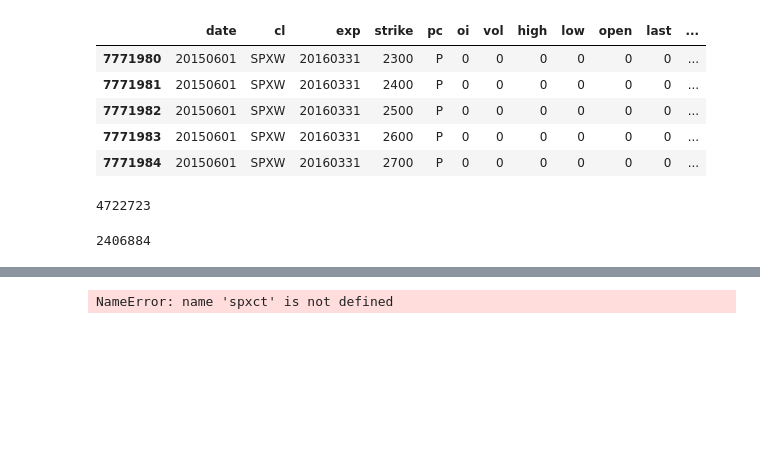
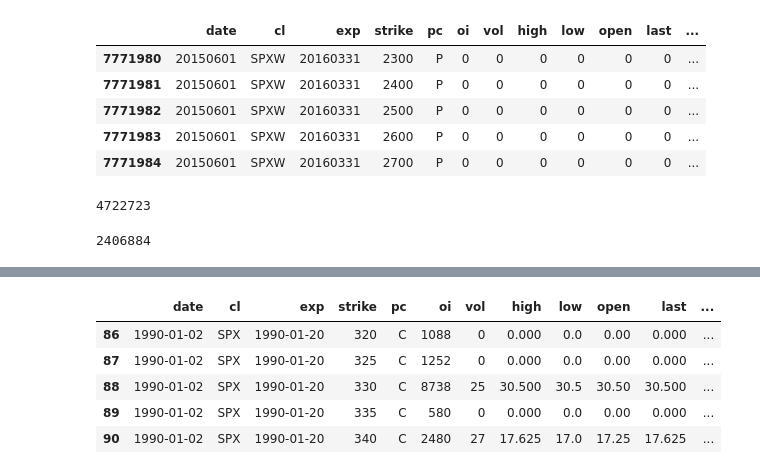
Before and after one commit to marcolunardi/metis, a Jupyter notebook: kojak_work/options_project.ipynb, the cells around one changed output, grey strips where cells are left out. Cells and saved outputs as stored; diff of their text form; code cells hidden in the pictures; blank space fills up the shorter version.

```diff
--- a/kojak_work/options_project.ipynb
+++ b/kojak_work/options_project.ipynb
@@ -37,6 +49,6 @@ sp500.head(5)
 # %%
-spx_all = read_csv('/Users/marcolunardi/Documents/Doc/spx_options_1990_2015.csv', delimiter=',', header=0, usecols=[0,2,3,4,5,6,7,8,9,10,11,14,15],
-               names=['date','cl','exp','strike','pc','oi','vol','high','low','open','last','spc','ty'])
+spx_all = read_csv('/Users/marcolunardi/Documents/Doc/spx_options_1990_2015.csv', delimiter=',', header=0, usecols=[0,2,3,4,5,6,7,8,9,10,11,15],
+               names=['date','cl','exp','strike','pc','oi','vol','high','low','open','last','ty'])
 # %%
 spx_all.head(5)
 # %% [output]
@@ -62,5 +74,5 @@ len(spxt)
 # %% [output]
 4722723
 # %%
-spxtc = spxt[spxt.cl == 'SPX']
+spxc = spxt[spxt.cl == 'SPX']
 # %%
@@ -68,2 +80,5 @@ len(spxtc)
 # %% [output]
 2406884
+# %%
+spxc['date'] = spxc['date'].astype('string')
+spxc['exp'] = spxc['exp'].astype('string')
@@ -70,7 +96,6 @@ len(spxtc)
 # %%
-spxtc['date'] = pd.to_datetime(spxtc['date'])
-spxtc['exp'] = pd.to_datetime(spxtc['exp'])
-spxtc.head(5)
+spxc['date'] = pd.to_datetime(spxc['date'])
+spxc['exp'] = pd.to_datetime(spxc['exp'])
 # %% [output]
 A value is trying to be set on a copy of a slice from a DataFrame.
 Try using .loc[row_indexer,col_indexer] = value instead
@@ -91,5 +110,9 @@ See the the caveats in the documentation: http://pandas.pydata.org/pandas-docs/s
-# %%
-spx = spxct.drop('cl', 1)
-spx = spx.drop('ty', 1)
-# %% [output]
-NameError: name 'spxct' is not defined
+# %%
+spxc.head(5)
+# %% [output]
+|  | date | cl | exp | strike | pc | oi | vol | high | low | open | last | ... |
+| 86 | 1990-01-02 | SPX | 1990-01-20 | 320 | C | 1088 | 0 | 0.000 | 0.0 | 0.00 | 0.000 | ... |
+| 87 | 1990-01-02 | SPX | 1990-01-20 | 325 | C | 1252 | 0 | 0.000 | 0.0 | 0.00 | 0.000 | ... |
+| 88 | 1990-01-02 | SPX | 1990-01-20 | 330 | C | 8738 | 25 | 30.500 | 30.5 | 30.50 | 30.500 | ... |
+| 89 | 1990-01-02 | SPX | 1990-01-20 | 335 | C | 580 | 0 | 0.000 | 0.0 | 0.00 | 0.000 | ... |
+| 90 | 1990-01-02 | SPX | 1990-01-20 | 340 | C | 2480 | 27 | 17.625 | 17.0 | 17.25 | 17.625 | ... |
```
Also changed, not shown: parts of 26 cells of this notebook, 5 other files.
